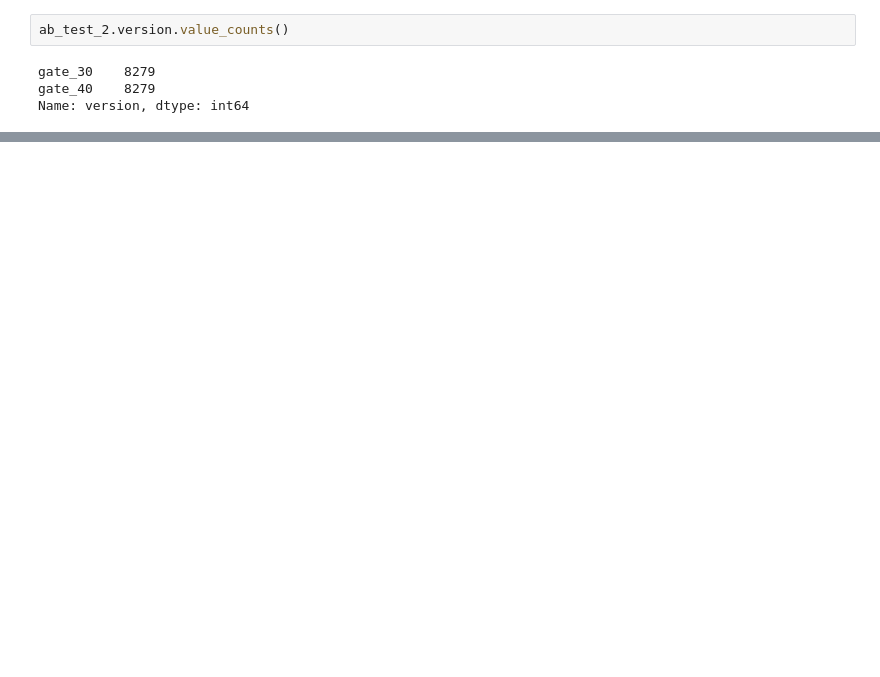
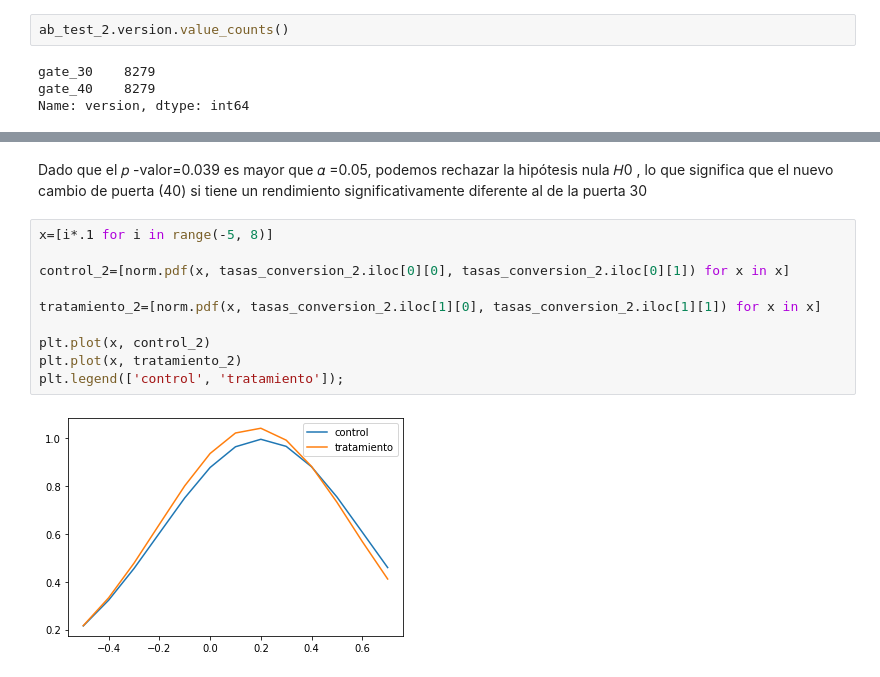
Before and after one commit to Ironhack-Data-Madrid-Mayo-2022/6.4_lab-AB-Testing, a Jupyter notebook: lab-ab-test.ipynb, the cells around one changed output, grey strips where cells are left out. Cells and saved outputs as stored; diff of their text form; blank space fills up the shorter version.

```diff
--- a/lab-ab-test.ipynb
+++ b/lab-ab-test.ipynb
@@ -239,0 +297,14 @@ La tasa de conversión de la puerta 40 es del 18.8 % mientras que la de la puert
+# %% [markdown]
+Dado que el  𝑝 -valor=0.039 es mayor que  𝛼 =0.05, podemos rechazar la hipótesis nula  𝐻0 , lo que significa que el nuevo cambio de puerta (40) si tiene un rendimiento significativamente diferente al de la puerta 30
+# %%
+x=[i*.1 for i in range(-5, 8)]
+
+control_2=[norm.pdf(x, tasas_conversion_2.iloc[0][0], tasas_conversion_2.iloc[0][1]) for x in x]
+
+tratamiento_2=[norm.pdf(x, tasas_conversion_2.iloc[1][0], tasas_conversion_2.iloc[1][1]) for x in x]
+
+plt.plot(x, control_2)
+plt.plot(x, tratamiento_2)
+plt.legend(['control', 'tratamiento']);
+# %% [output]
+[figure, added]
```
Also changed, not shown: parts of 13 cells of this notebook.
